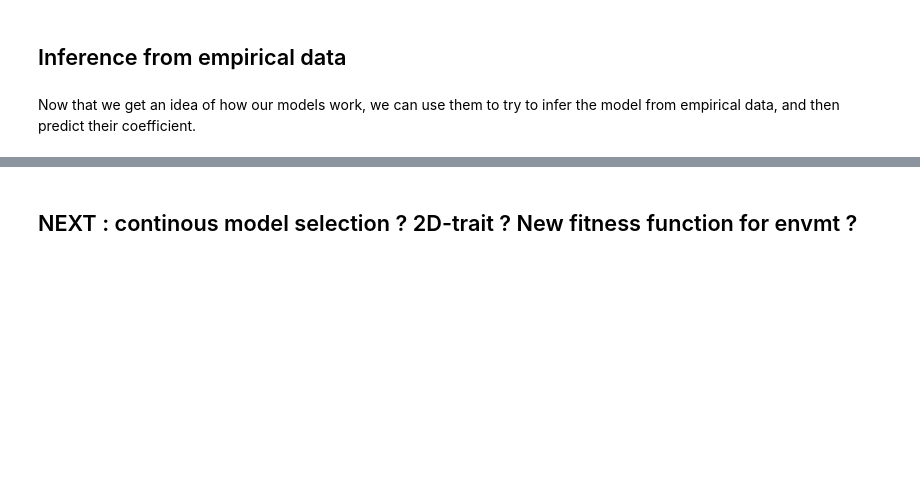
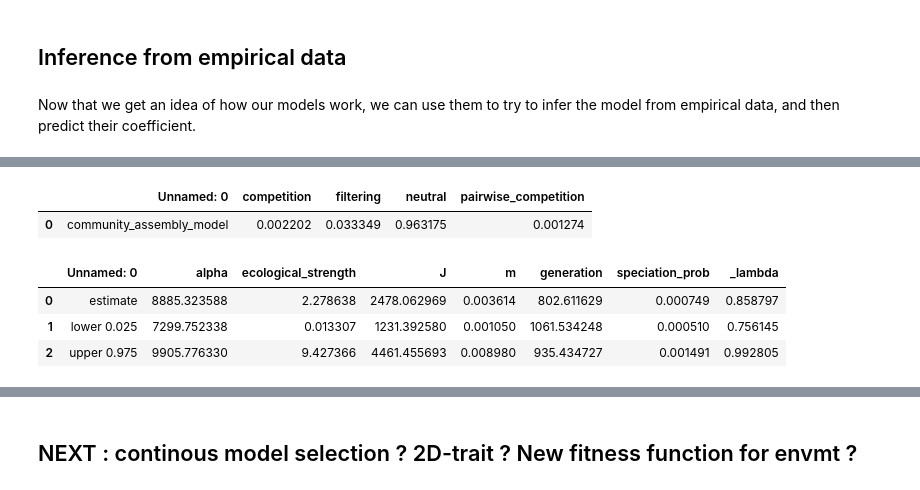
Before and after one commit to messDiv/MESS, a Jupyter notebook: Main.ipynb, the cells around one changed output, grey strips where cells are left out. Drawn from its saved outputs; the diff is of its cells as text; code cells hidden in the pictures; blank space fills up the shorter version.

```diff
--- a/Main.ipynb
+++ b/Main.ipynb
@@ -392,0 +409,13 @@ display(spiders_est)
+# %%
+reu_weevils_cl = pd.read_csv("inference_results/Mascarene_weevils/est1_reunion.csv")
+reu_weevils_proba = pd.read_csv("inference_results/Mascarene_weevils/proba_reunion.csv")
+reu_weevils_est = pd.read_csv("inference_results/Mascarene_weevils/est2_reunion.csv")
+display(reu_weevils_proba)
+display(reu_weevils_est)
+# %% [output]
+|  | Unnamed: 0 | competition | filtering | neutral | pairwise_competition |
+| 0 | community_assembly_model | 0.002202 | 0.033349 | 0.963175 | 0.001274 |
+|  | Unnamed: 0 | alpha | ecological_strength | J | m | generation | speciation_prob | _lambda |
+| 0 | estimate | 8885.323588 | 2.278638 | 2478.062969 | 0.003614 | 802.611629 | 0.000749 | 0.858797 |
+| 1 | lower 0.025 | 7299.752338 | 0.013307 | 1231.392580 | 0.001050 | 1061.534248 | 0.000510 | 0.756145 |
+| 2 | upper 0.975 | 9905.776330 | 9.427366 | 4461.455693 | 0.008980 | 935.434727 | 0.001491 | 0.992805 |
```
Also changed, not shown: parts of 4 cells of this notebook.
